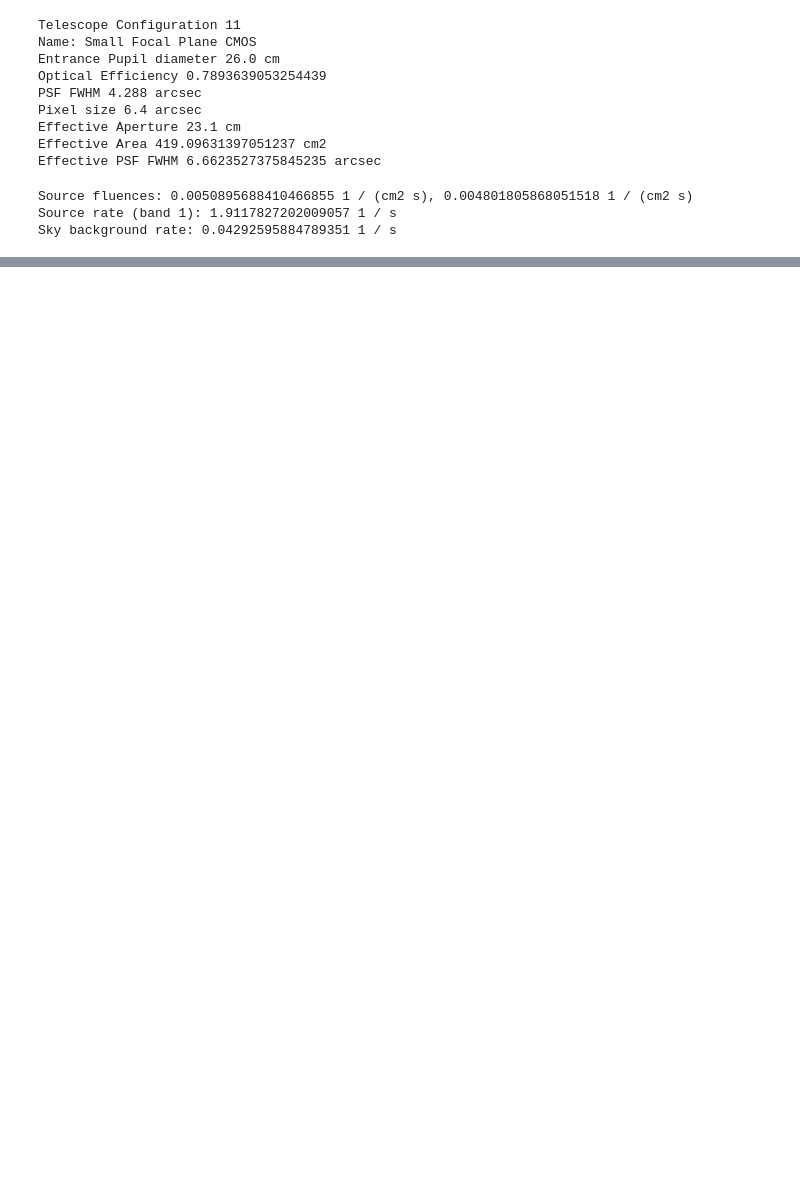
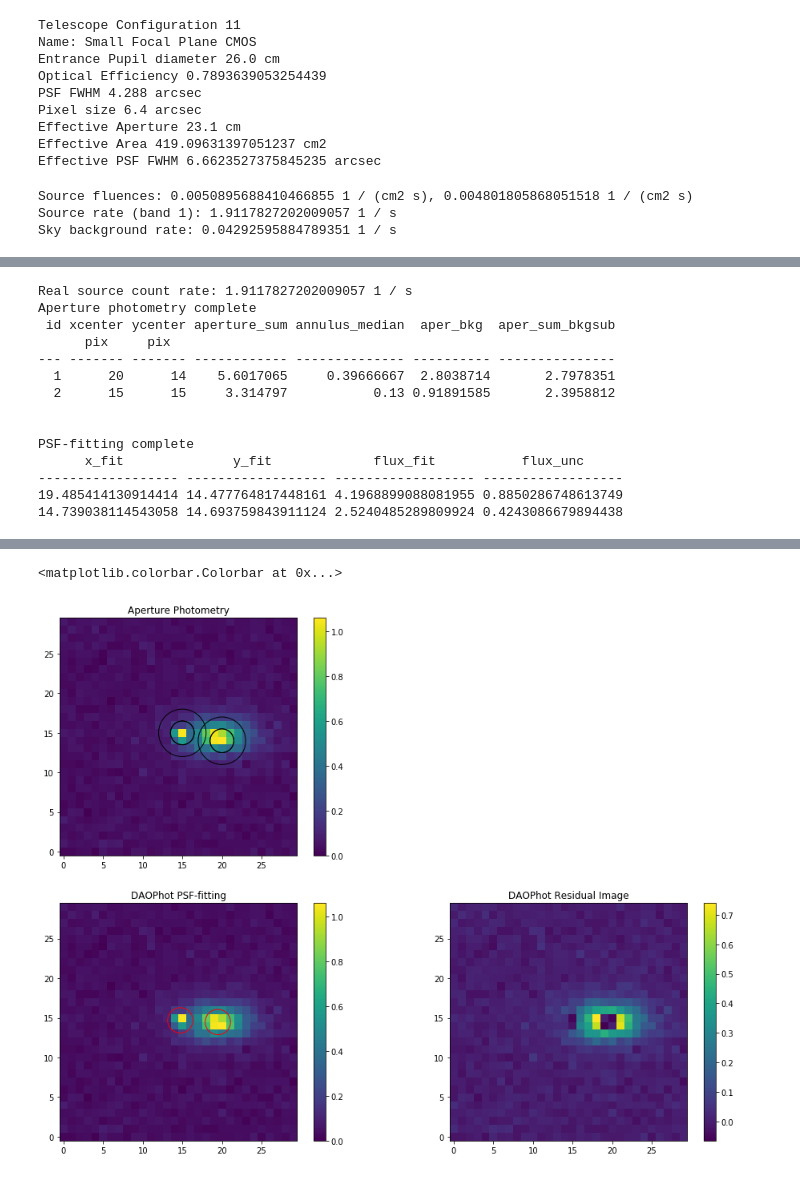
Before and after one commit to hpearnshaw/tdsat, a Jupyter notebook: Image Simulation.ipynb, the cells around one changed output, grey strips where cells are left out. Cells and saved outputs as stored; diff of their text form; code cells hidden in the pictures; blank space fills up the shorter version.

Commit message:
Added aperture photometry, difference imaging. Fixed indexing bug in py_zogy.

```diff
--- a/Image Simulation.ipynb
+++ b/Image Simulation.ipynb
@@ -76,0 +112,54 @@ plt.colorbar()
+# %%
+# Single-exposure photometry
+print("Real source count rate: {}".format(src_rate1))
+
+# Convert to count rate
+image_rate = image / exposure.value
+
+from image_utils import run_daophot, ap_phot
+
+# Run aperture photometry
+result, apertures, annulus_apertures = ap_phot(image_rate,star_tbl)
+
+print(result)
+
+print("\n")
+
+# Run PSF-fitting photometry
+result, residual_image = run_daophot(image_rate,threshold,psf_fwhm_pix.value,star_tbl,niters=1)
+print(result['x_fit','y_fit','flux_fit','flux_unc'])
+
+# Plots
+plt.figure(figsize=[16,12])
+plt.subplot(221)
+plt.title('Aperture Photometry')
+plt.imshow(image_rate, cmap='viridis', aspect=1, origin='lower')
+plt.colorbar()
+apertures.plot()
+annulus_apertures.plot()
+
+plt.subplot(223)
+plt.title('DAOPhot PSF-fitting')
+plt.imshow(image_rate, cmap='viridis', aspect=1, origin='lower')
+plt.colorbar()
+plt.scatter(result['x_fit'],result['y_fit'],marker='o',s=1000,facecolors='none',edgecolors='r',lw=1)
+
+plt.subplot(224)
+plt.title('DAOPhot Residual Image')
+plt.imshow(residual_image, cmap='viridis', aspect=1, origin='lower')
+plt.colorbar()
+# %% [output]
+Real source count rate: 1.9117827202009057 1 / s
+Aperture photometry complete
+ id xcenter ycenter aperture_sum annulus_median  aper_bkg  aper_sum_bkgsub
+      pix     pix
+--- ------- ------- ------------ -------------- ---------- ---------------
+  1      20      14    5.6017065     0.39666667  2.8038714       2.7978351
+  2      15      15     3.314797           0.13 0.91891585       2.3958812
+
+
+PSF-fitting complete
+      x_fit              y_fit             flux_fit           flux_unc
+------------------ ------------------ ------------------ ------------------
+19.485414130914414 14.477764817448161 4.1968899088081955 0.8850286748613749
+14.739038114543058 14.693759843911124 2.5240485289809924 0.4243086679894438
@@ -77 +169,3 @@ plt.colorbar()
+<matplotlib.colorbar.Colorbar at 0x...>
+[figure, added]
 # %%
```
Also changed, not shown: parts of 9 cells of this notebook, 2 other files.
